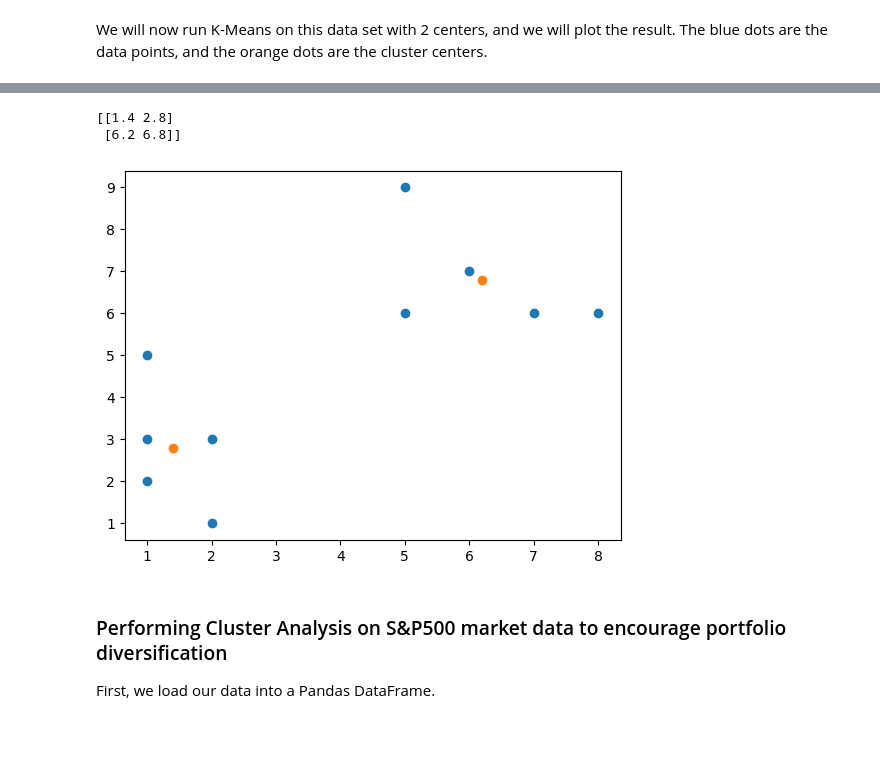
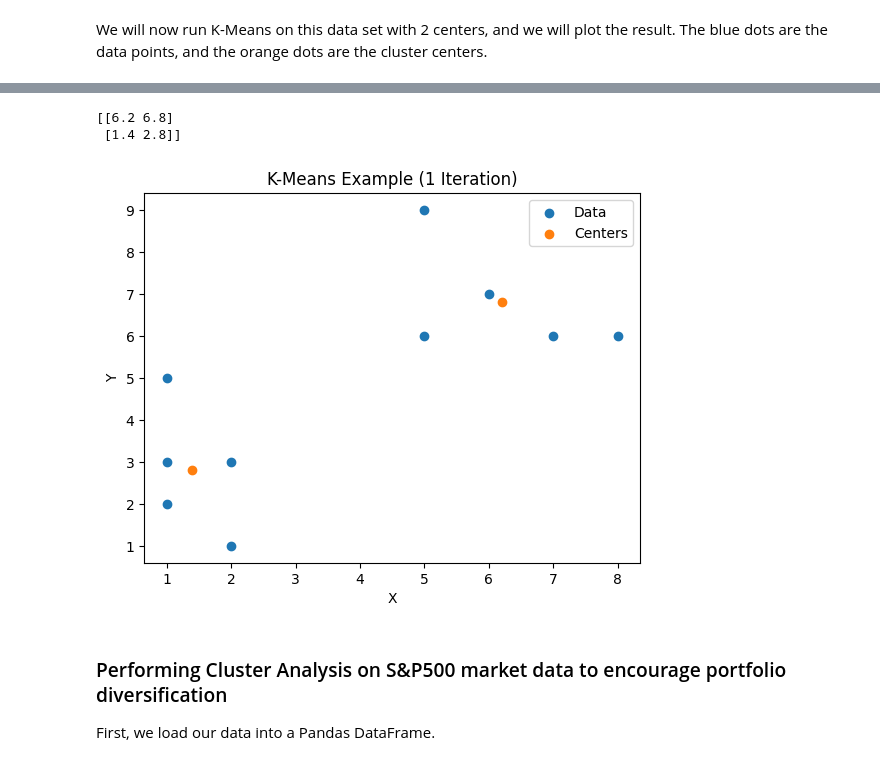
Before and after one commit to LiamQuinlan/cs339_kmeans2, a Jupyter notebook: kmeans.ipynb, the cells around one changed output, grey strips where cells are left out. Drawn from its saved outputs; the diff is of its cells as text; code cells hidden in the pictures; blank space fills up the shorter version.

Commit message:
images

```diff
--- a/kmeans.ipynb
+++ b/kmeans.ipynb
@@ -267,15 +281,20 @@ We will now run K-Means on this data set with 2 centers, and we will plot the re
 # %%
 centers, clusters = kmeans(data1, 2)
 
-plt.scatter(data1[:, 0], data1[:, 1])
-plt.scatter(centers[:, 0], centers[:, 1])
+plt.scatter(data1[:, 0], data1[:, 1], label="Data")
+plt.scatter(centers[:, 0], centers[:, 1], label="Centers")
 
 print(centers)
+
+plt.xlabel("X")
+plt.ylabel("Y")
+plt.title("K-Means Example (1 Iteration)")
+plt.legend()
 plt.show()
 # %% [output]
-[[1.4 2.8]
- [6.2 6.8]]
+[[6.2 6.8]
+ [1.4 2.8]]
-[figure, old version]
+[figure, new version]
 # %% [markdown]
 ### Performing Cluster Analysis on S&P500 market data to encourage portfolio diversification
 
```
Also changed, not shown: parts of 5 cells of this notebook, 4 other files.
